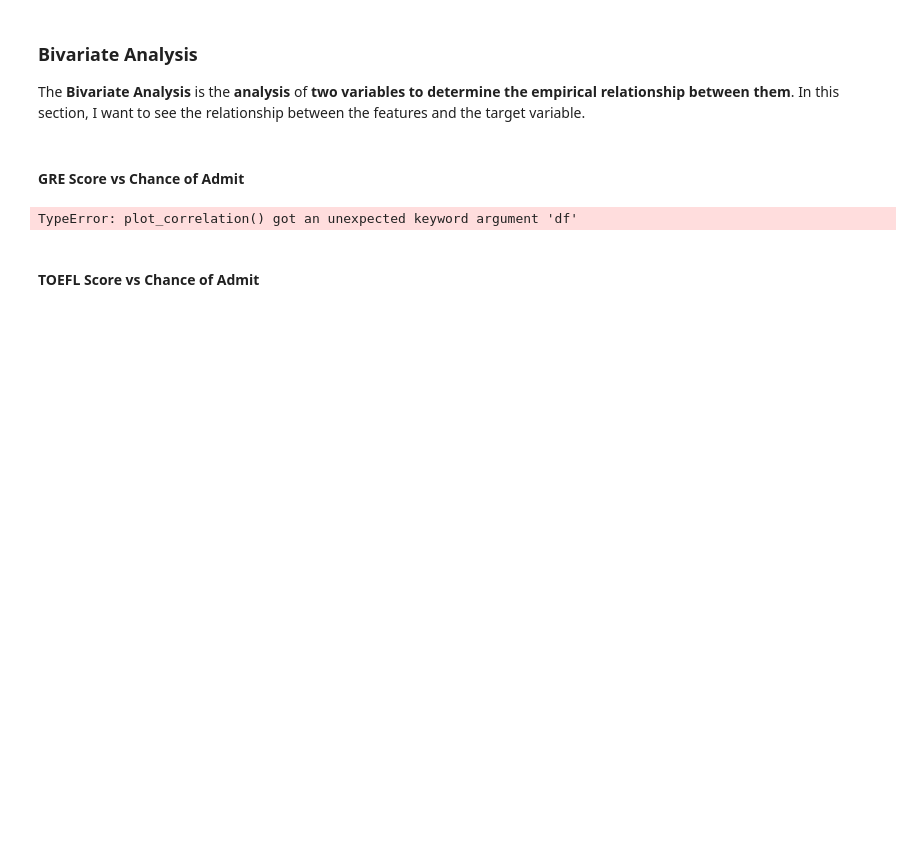
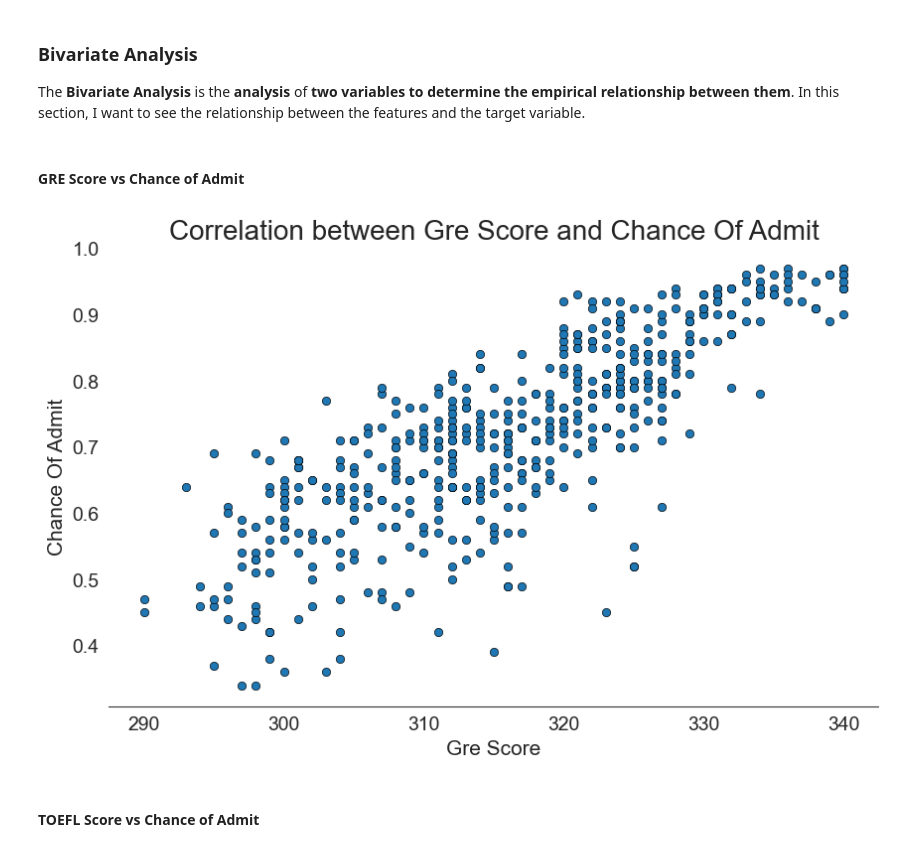
Before and after one commit to stefansphtr/Deep-Learning-Regression-with-Admissions-Data, a Jupyter notebook: Graduate_Admissions_Prediction_with_TensorFlow.ipynb, the cells around one changed output. Cells and saved outputs as stored; diff of their text form; code cells hidden in the pictures; blank space fills up the shorter version.

```diff
--- a/Graduate_Admissions_Prediction_with_TensorFlow.ipynb
+++ b/Graduate_Admissions_Prediction_with_TensorFlow.ipynb
@@ -465,9 +465,9 @@ The **Bivariate Analysis** is the **analysis** of **two variables to determine t
 #### GRE Score vs Chance of Admit
 # %%
 # Plot the scatter plot of GRE Score vs Chance of Admit
-utils.plot_correlation(df=df_admissions, feature="gre_score", target="chance_of_admit")
+utils.plot_correlation(data=df_admissions, feature="gre_score", target="chance_of_admit")
 # %% [output]
-TypeError: plot_correlation() got an unexpected keyword argument 'df'
+[figure, added]
 # %% [markdown]
 #### TOEFL Score vs Chance of Admit
 # %%
```
Also changed, not shown: parts of 11 cells of this notebook, 1 other file.
